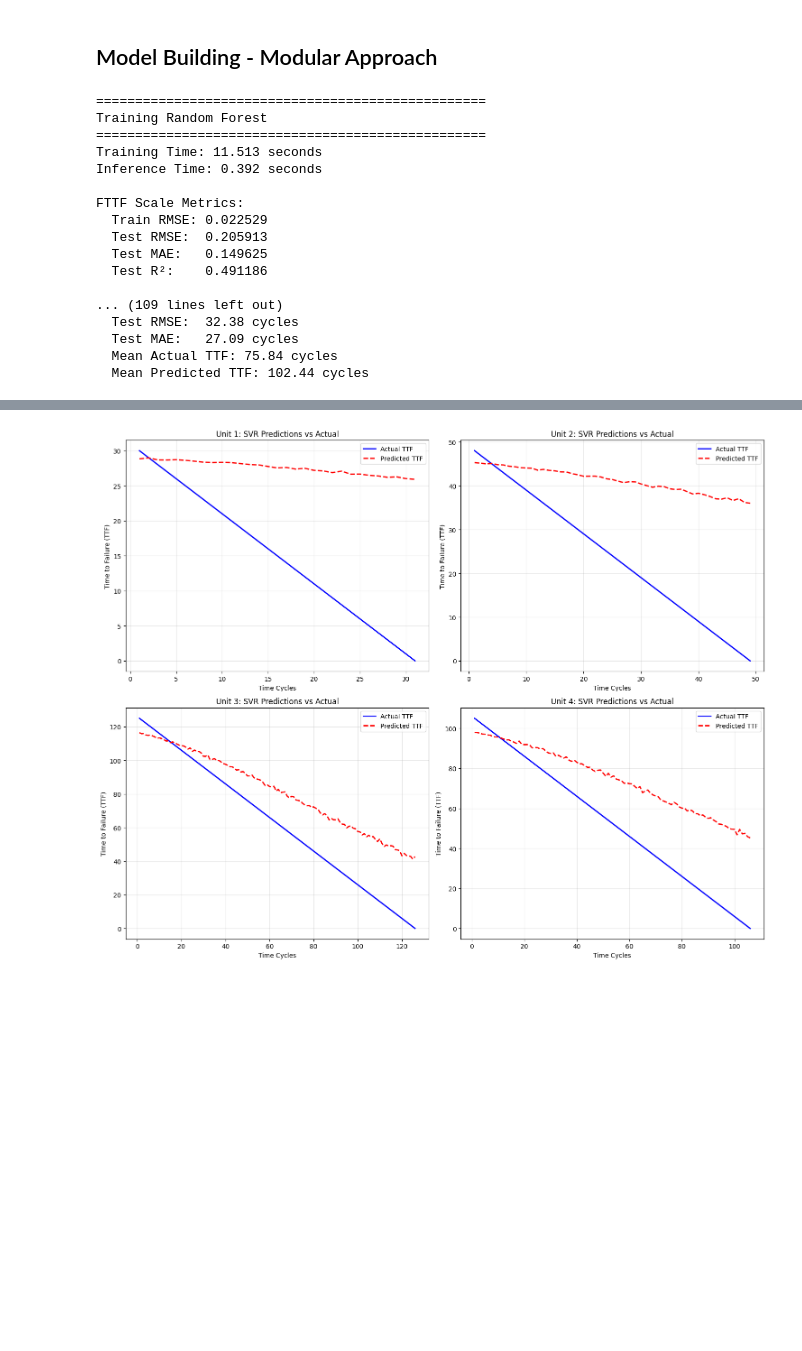
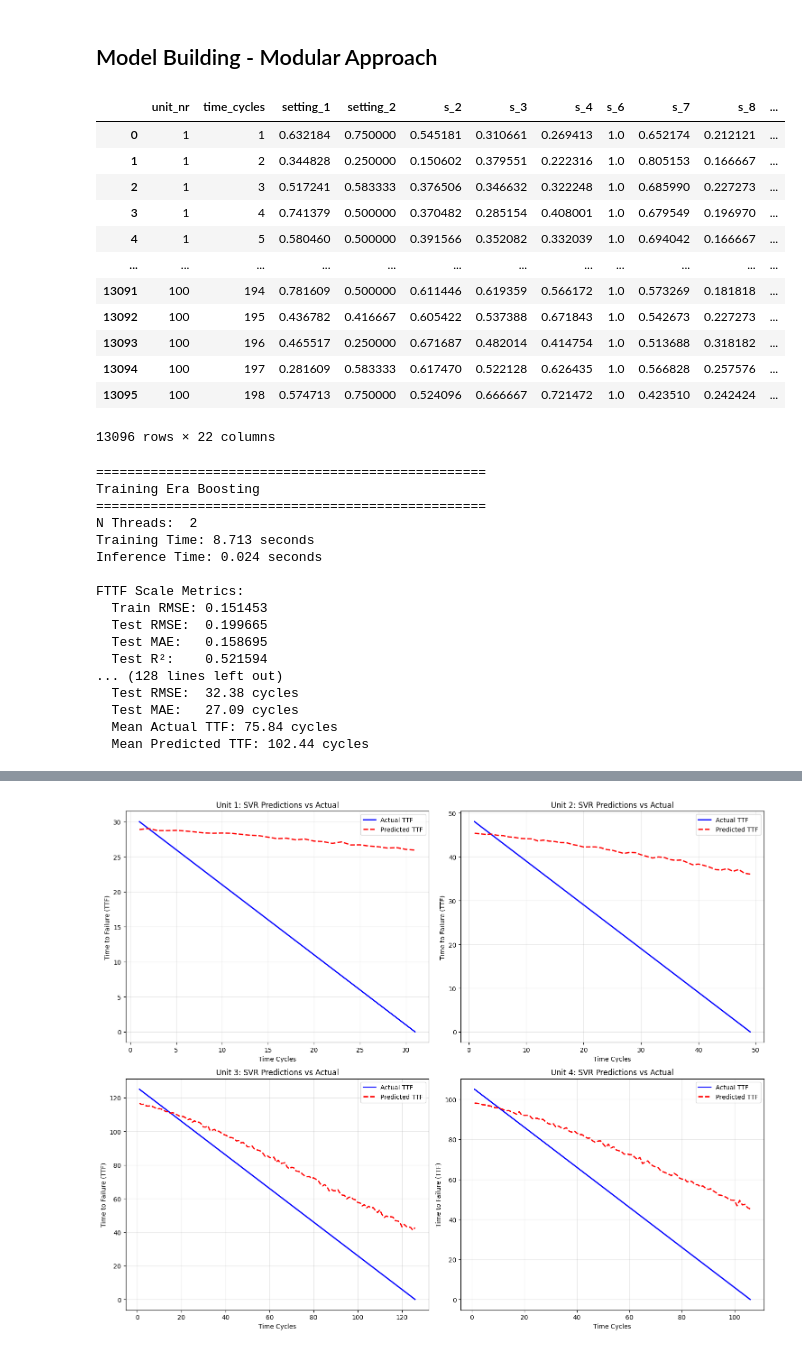
Before and after one commit to shack02/case-studies-ml-project-rul, a Jupyter notebook: notebooks/explore_dataset_v2.ipynb, the cells around one changed output, grey strips where cells are left out. Cells and saved outputs as stored; diff of their text form; code cells hidden in the pictures; blank space fills up the shorter version.

```diff
--- a/notebooks/explore_dataset_v2.ipynb
+++ b/notebooks/explore_dataset_v2.ipynb
@@ -279,9 +305,51 @@ def evaluate_model(model, X_train, Y_train, X_test, Y_test, model_name, test_df)
         'Y_pred_test_ttf': Y_pred_test_ttf,
         'Y_test_ttf': Y_test_ttf
     }
+# %%
+scaled_test_df
+# %% [output]
+|  | unit_nr | time_cycles | setting_1 | setting_2 | s_2 | s_3 | s_4 | s_6 | s_7 | s_8 | ... |
+| 0 | 1 | 1 | 0.632184 | 0.750000 | 0.545181 | 0.310661 | 0.269413 | 1.0 | 0.652174 | 0.212121 | ... |
+| 1 | 1 | 2 | 0.344828 | 0.250000 | 0.150602 | 0.379551 | 0.222316 | 1.0 | 0.805153 | 0.166667 | ... |
+| 2 | 1 | 3 | 0.517241 | 0.583333 | 0.376506 | 0.346632 | 0.322248 | 1.0 | 0.685990 | 0.227273 | ... |
+| 3 | 1 | 4 | 0.741379 | 0.500000 | 0.370482 | 0.285154 | 0.408001 | 1.0 | 0.679549 | 0.196970 | ... |
+| 4 | 1 | 5 | 0.580460 | 0.500000 | 0.391566 | 0.352082 | 0.332039 | 1.0 | 0.694042 | 0.166667 | ... |
+| ... | ... | ... | ... | ... | ... | ... | ... | ... | ... | ... | ... |
+| 13091 | 100 | 194 | 0.781609 | 0.500000 | 0.611446 | 0.619359 | 0.566172 | 1.0 | 0.573269 | 0.181818 | ... |
+| 13092 | 100 | 195 | 0.436782 | 0.416667 | 0.605422 | 0.537388 | 0.671843 | 1.0 | 0.542673 | 0.227273 | ... |
+| 13093 | 100 | 196 | 0.465517 | 0.250000 | 0.671687 | 0.482014 | 0.414754 | 1.0 | 0.513688 | 0.318182 | ... |
+| 13094 | 100 | 197 | 0.281609 | 0.583333 | 0.617470 | 0.522128 | 0.626435 | 1.0 | 0.566828 | 0.257576 | ... |
+| 13095 | 100 | 198 | 0.574713 | 0.750000 | 0.524096 | 0.666667 | 0.721472 | 1.0 | 0.423510 | 0.242424 | ... |
+13096 rows × 22 columns
 # %%
+from erasplit.ensemble import EraHistGradientBoostingRegressor
+
+model = EraHistGradientBoostingRegressor(
+    early_stopping=False,
+    n_jobs = 2,
+    colsample_bytree = 1, #float, between 0 and 1 inclusive, random sample of columns are used to grow each tree
+    max_bins = 5, # int, max number of bins
+    max_depth = 5, #int, max depth of each tree
+    max_leaf_nodes = 16, #int, maximum leaves in each tree
+    min_samples_leaf = 16, #int, minimum data in a leaf
+    max_iter = 100, #int, number of boosting rounds (trees)
+    l2_regularization = .1, #float, between 0 and 1
+    learning_rate = .01, #float (exclusive?), between 0 and 1
+    blama=1, # Directional Era Splitting Weight (BEGINNERS ALWAYS SET THIS TO 1!)
+    min_agreement_threshold=0, #float, between 0 and 1 minimum agreement in direction of split over the eras of data
+    verbose=0, #int, 2 for more output,
+)
+
+# model.fit(
+#     X,
+#     Y,
+#     eras # must be a vector the same length as X and Y, integers, where each value designates the era (or environment) of each data point
+# )
+
+
 # Define models to test
 models = {
+    'Era Boosting': model,
     'Random Forest': RandomForestRegressor(n_estimators=100, random_state=42),
     'Gradient Boosting': GradientBoostingRegressor(n_estimators=100, random_state=42),
     'Linear Regression': LinearRegression(),
@@ -296,23 +364,28 @@ results = {}
 
 # Evaluate each model
 for model_name, model in models.items():
-    results[model_name] = evaluate_model(
-        model, X_train, Y_train, X_test, Y_test, model_name, scaled_test_df
-    )
+    if model_name == "Era Boosting":
+        results[model_name] = evaluate_model(
+            model, X_train, Y_train, X_test, Y_test, model_name, scaled_test_df, scaled_train_df
+        )
+    else:
+        results[model_name] = evaluate_model(
+            model, X_train, Y_train, X_test, Y_test, model_name, scaled_test_df
+        )
 # %% [output]
 ==================================================
-Training Random Forest
+Training Era Boosting
 ==================================================
-Training Time: 11.513 seconds
-Inference Time: 0.392 seconds
+N Threads:  2
+Training Time: 8.713 seconds
+Inference Time: 0.024 seconds
 
 FTTF Scale Metrics:
-  Train RMSE: 0.022529
-  Test RMSE:  0.205913
-  Test MAE:   0.149625
-  Test R²:    0.491186
-
-... (109 lines left out)
+  Train RMSE: 0.151453
+  Test RMSE:  0.199665
+  Test MAE:   0.158695
+  Test R²:    0.521594
+... (128 lines left out)
   Test RMSE:  32.38 cycles
   Test MAE:   27.09 cycles
   Mean Actual TTF: 75.84 cycles
```
Also changed, not shown: parts of 5 cells of this notebook, 3 other files.
